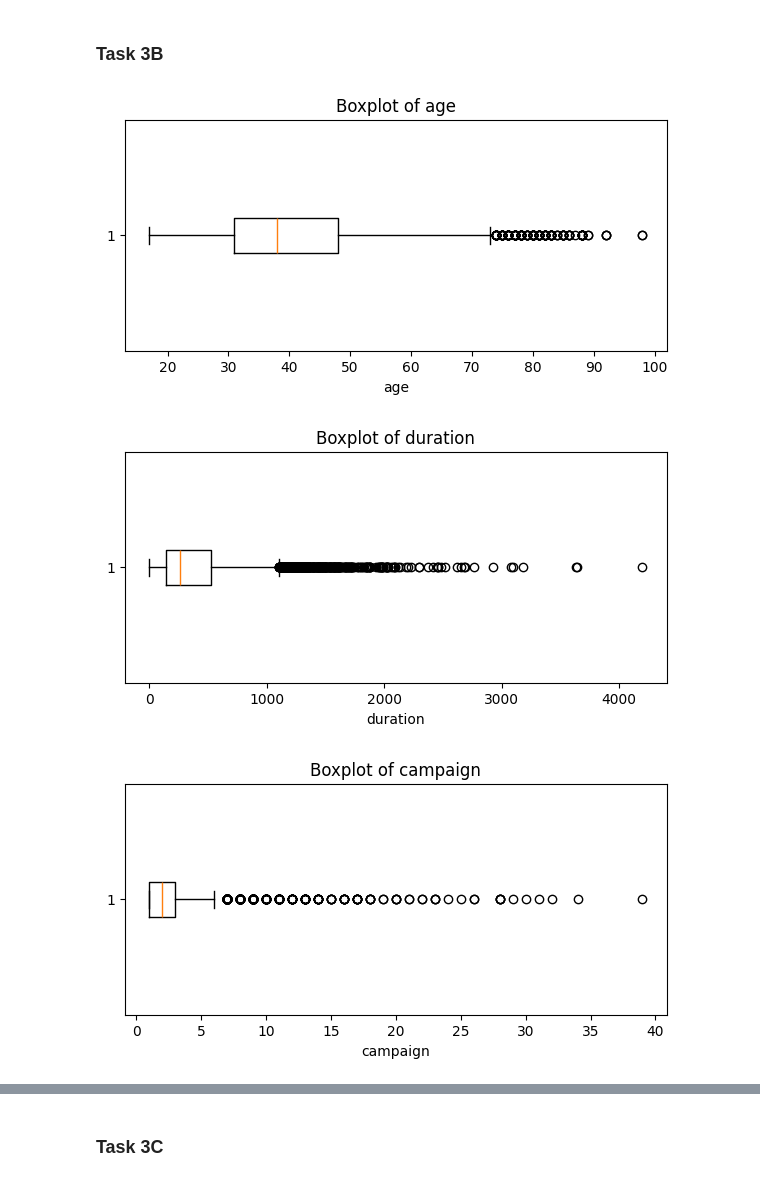
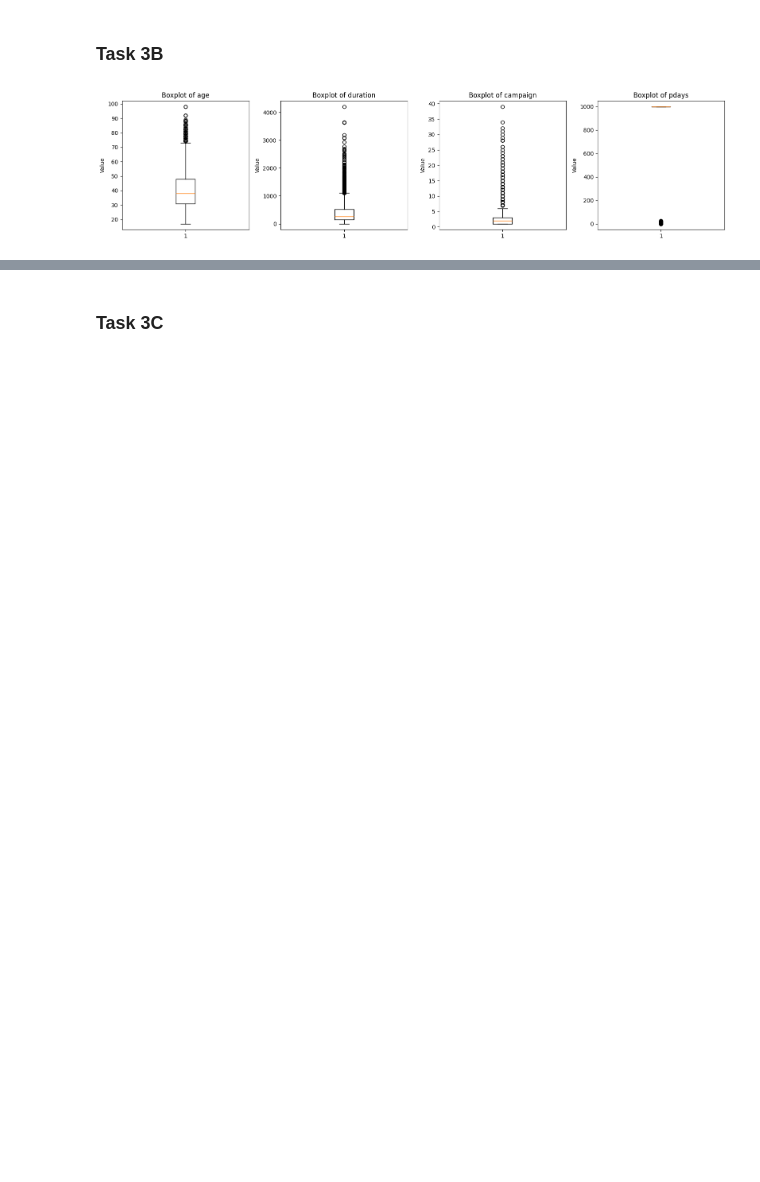
Before and after one commit to owen-simon/IS-6482-data-mining, a Jupyter notebook: Week 1/A1_Simon_Owen.ipynb, the cells around one changed output, grey strips where cells are left out. Saved outputs shown, nothing was run; the diff lists cells and outputs as text; code cells hidden in the pictures; blank space fills up the shorter version.

```diff
--- a/Week 1/A1_Simon_Owen.ipynb
+++ b/Week 1/A1_Simon_Owen.ipynb
@@ -84,13 +85,11 @@ numeric_vars = ["age", "duration", "campaign", "pdays"]
 # %% [markdown]
 ### Task 3A
 # %%
-fig, axes = plt.subplots(nrows=1,
-                         ncols=len(numeric_vars),
-                         figsize=(20,5))
+fig, axes = plt.subplots(1, 4, figsize=(16,4))
 
 for ax, var in zip(axes, numeric_vars):
     df[var].hist(bins=25, ax=ax)
-    ax.set_title(f"Distribution of {var}", fontsize=14)
+    ax.set_title(f"Distribution of {var}", fontsize=12)
     ax.set_xlabel(var)
     ax.set_ylabel("Frequency")
 
@@ -102,13 +101,15 @@ plt.show()
 ### Task 3B
 # %%
 # boxplots
-for var in numeric_vars:
-    plt.figure(figsize=(7, 3))
-    plt.boxplot(df[var].dropna(), vert=False)
-    plt.title(f"Boxplot of {var}")
-    plt.xlabel(var)
-    plt.show()
+fig, axes = plt.subplots(1, 4, figsize=(16, 4))
+
+for ax, var in zip(axes, numeric_vars):
+    ax.boxplot(df[var].dropna())
+    ax.set_title(f"Boxplot of {var}", fontsize=12)
+    ax.set_xlabel("")
+    ax.set_ylabel("Value")
+
+plt.tight_layout()
+plt.show()
 # %% [output]
-[figure, old version]
+[figure, new version]
-[figure, removed]
-[figure, removed]
```
Also changed, not shown: parts of 13 cells of this notebook.
